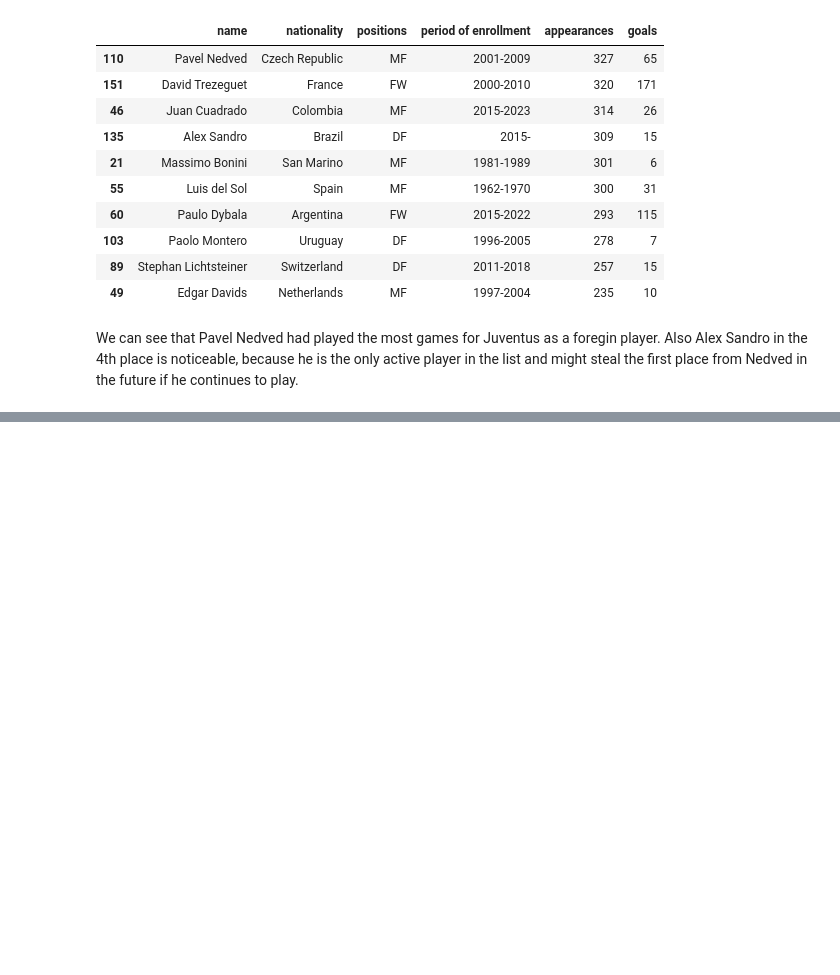
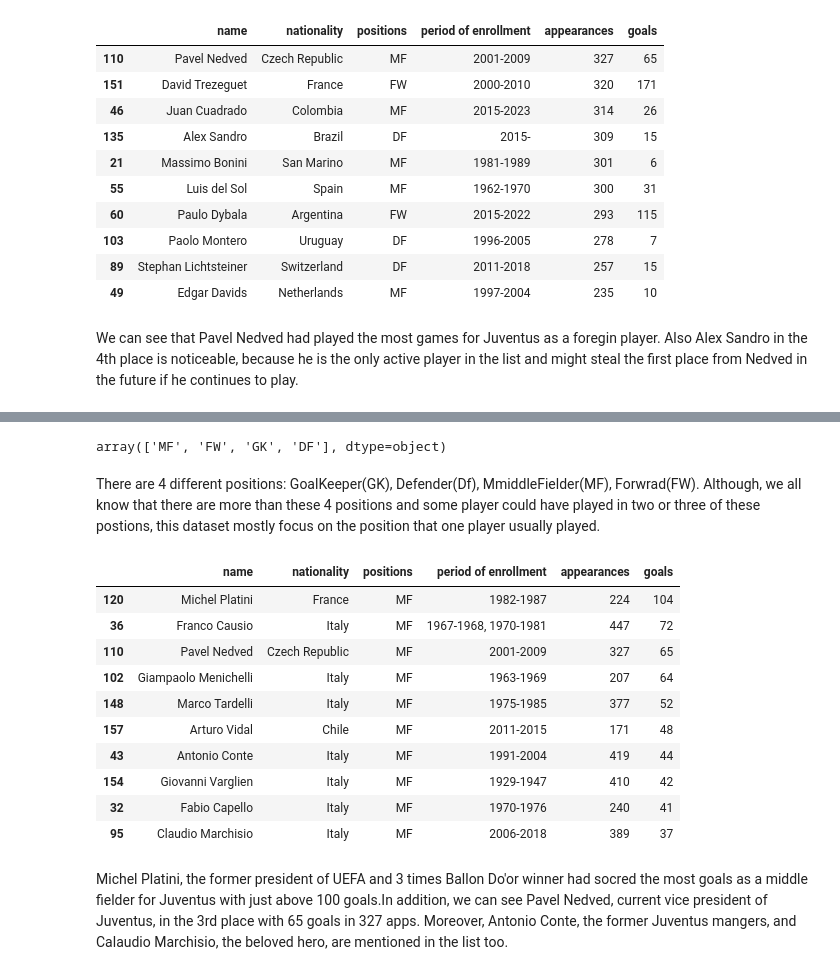
Before and after one commit to hoseinmrh/Juventus-Legends-Data-Analysis, a Jupyter notebook: Juventus Legends.ipynb, the cells around one changed output, grey strips where cells are left out. Cells and saved outputs as stored; diff of their text form; code cells hidden in the pictures; blank space fills up the shorter version.

```diff
--- a/Juventus Legends.ipynb
+++ b/Juventus Legends.ipynb
@@ -198,0 +220,29 @@ We can see that there are 8 players with double nationalities and more than half
+# %%
+# Now let's take a look at players with most goals in other positions
+
+positions_list = df['positions'].unique()
+positions_list
+# %% [output]
+array(['MF', 'FW', 'GK', 'DF'], dtype=object)
+# %% [markdown]
+There are 4 different positions: GoalKeeper(GK), Defender(Df), MmiddleFielder(MF), Forwrad(FW). Although, we all know that there are more than these 4 positions and some player could have played in two or three of these postions, this dataset mostly focus on the position that one player usually played.
+# %%
+# MiddleFielder with most goals
+
+mf_players = df[df['positions'] == 'MF']
+mf_players_most_goals = mf_players.sort_values('goals', ascending=False).head(10)
+mf_players_most_goals
+# %% [output]
+|  | name | nationality | positions | period of enrollment | appearances | goals |
+| 120 | Michel Platini | France | MF | 1982-1987 | 224 | 104 |
+| 36 | Franco Causio | Italy | MF | 1967-1968, 1970-1981 | 447 | 72 |
+| 110 | Pavel Nedved | Czech Republic | MF | 2001-2009 | 327 | 65 |
+| 102 | Giampaolo Menichelli | Italy | MF | 1963-1969 | 207 | 64 |
+| 148 | Marco Tardelli | Italy | MF | 1975-1985 | 377 | 52 |
+| 157 | Arturo Vidal | Chile | MF | 2011-2015 | 171 | 48 |
+| 43 | Antonio Conte | Italy | MF | 1991-2004 | 419 | 44 |
+| 154 | Giovanni Varglien | Italy | MF | 1929-1947 | 410 | 42 |
+| 32 | Fabio Capello | Italy | MF | 1970-1976 | 240 | 41 |
+| 95 | Claudio Marchisio | Italy | MF | 2006-2018 | 389 | 37 |
+# %% [markdown]
+Michel Platini, the former president of UEFA and 3 times Ballon Do'or winner had socred the most goals as a middle fielder for Juventus with just above 100 goals.In addition, we can see Pavel Nedved, current vice president of Juventus, in the 3rd place with 65 goals in 327 apps. Moreover, Antonio Conte, the former Juventus mangers, and Calaudio Marchisio, the beloved hero, are mentioned in the list too.
```
Also changed, not shown: parts of 23 cells of this notebook.
